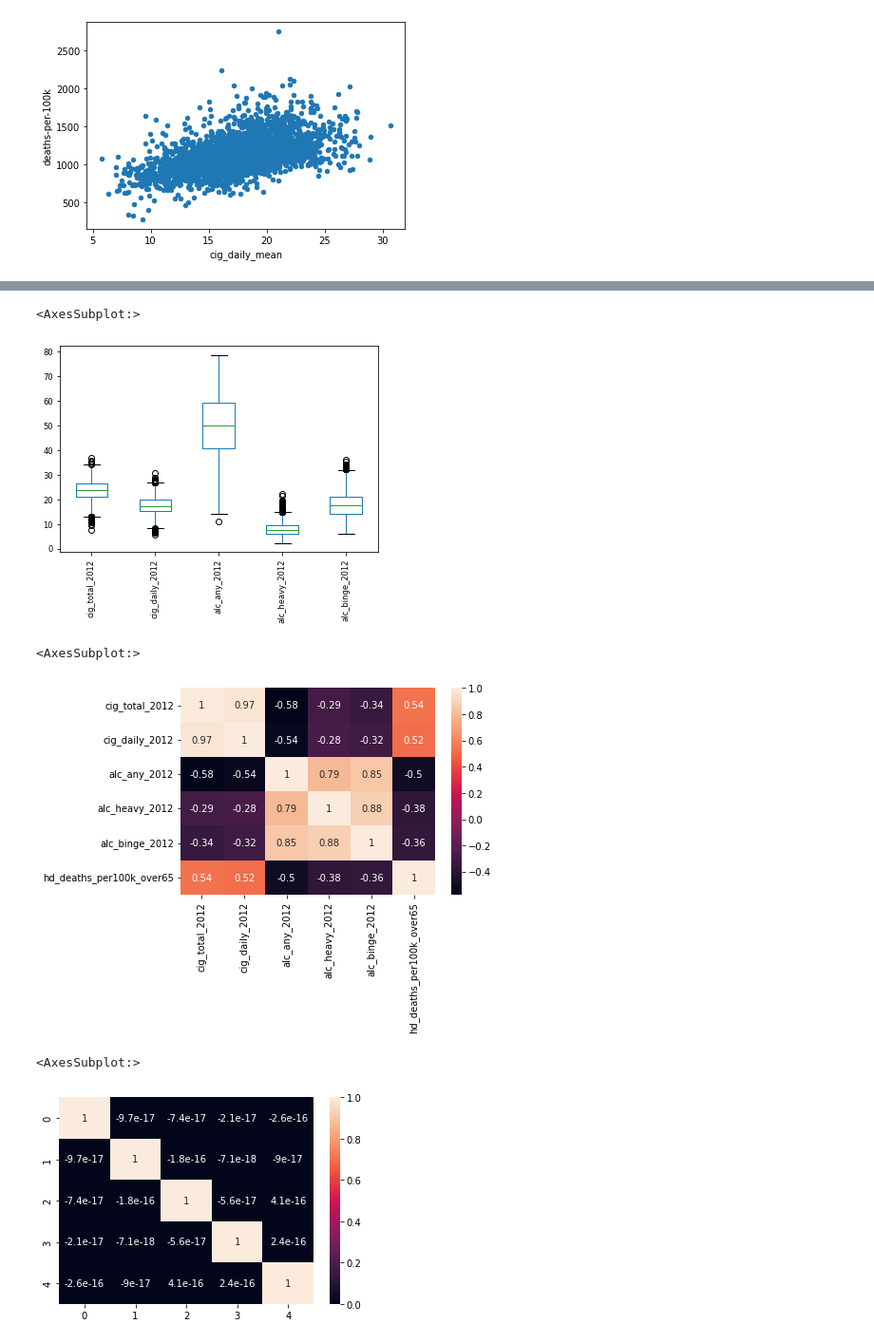
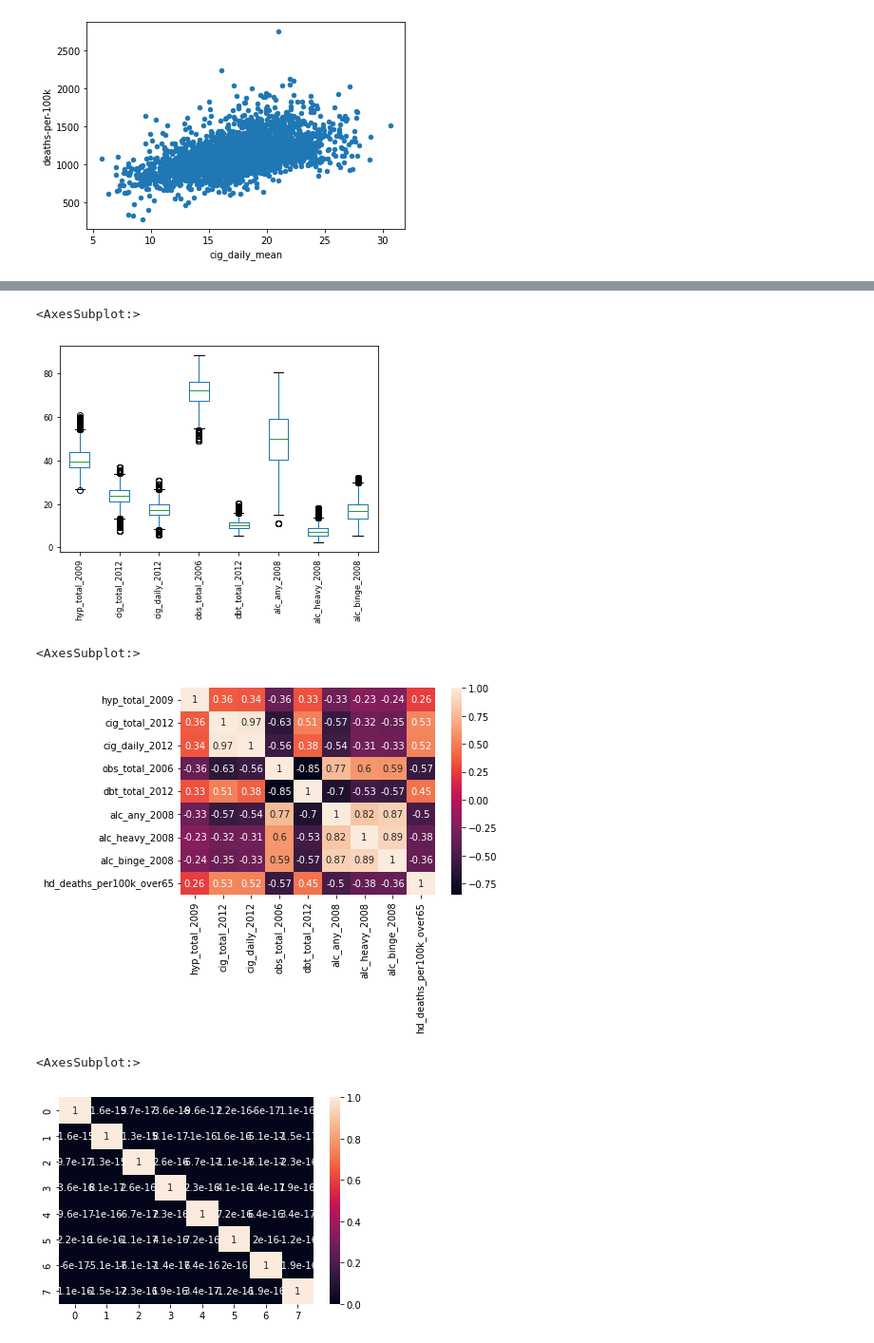
Before and after one commit to rileyhgrant/cs6140_FinalGroupProject, a Jupyter notebook: ml_groupproj.ipynb, the cells around one changed output, grey strips where cells are left out. Shown at 95% size. Drawn from its saved outputs; the diff is of its cells as text; code cells hidden in the pictures.

```diff
--- a/ml_groupproj.ipynb
+++ b/ml_groupproj.ipynb
@@ -28,6 +28,6 @@ for col in df.columns[1:-1]:
 [figure]
 [figure]
 # %%
-full_data = pd.read_csv('.\data\data_full.csv')
+full_data = pd.read_csv('.\data\data_all_features.csv')
 full_data.head()
 # %% [output]
@@ -62,24 +65,24 @@ full_data_features = full_data.drop(['county_state','hd_deaths_per100k_over65'],
 full_data_features.boxplot(grid=False,fontsize='small',rot=90)
 # %% [output]
 <AxesSubplot:>
-[figure, old version]
+[figure, new version]
 # %%
 #Heatmap for feature correlation
 full_data = full_data.drop(['county_state'],axis=1)
 sbn.heatmap(full_data.corr(),annot=True)
 # %% [output]
 <AxesSubplot:>
-[figure, old version]
+[figure, new version]
 # %%
 from sklearn.decomposition import PCA
 #PCA transformation down to two dimensions and then correlation heatmap
-pca = PCA(5)
+pca = PCA(8)
 transformed = pca.fit_transform(full_data_features)
 pca_data = pd.DataFrame(transformed)
 sbn.heatmap(pca_data.corr(),annot=True)
 # %% [output]
 <AxesSubplot:>
-[figure, old version]
+[figure, new version]
 # %%
 var = pca.explained_variance_ratio_
 plt.figure(figsize=(10,6), dpi=100)
```
Also changed, not shown: parts of 4 cells of this notebook.
